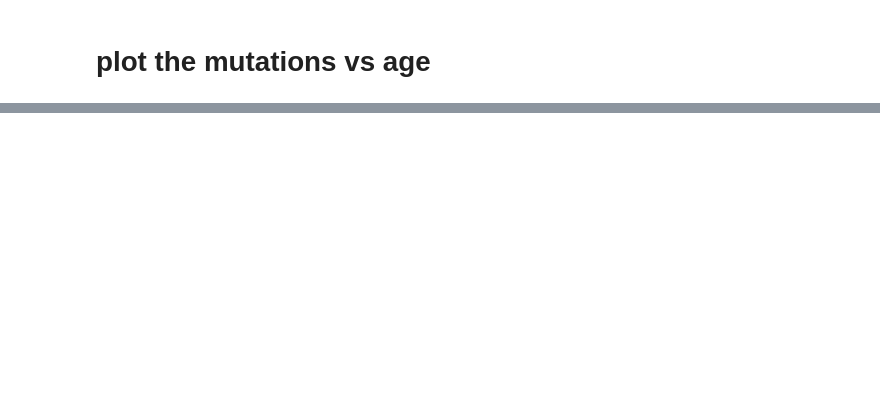
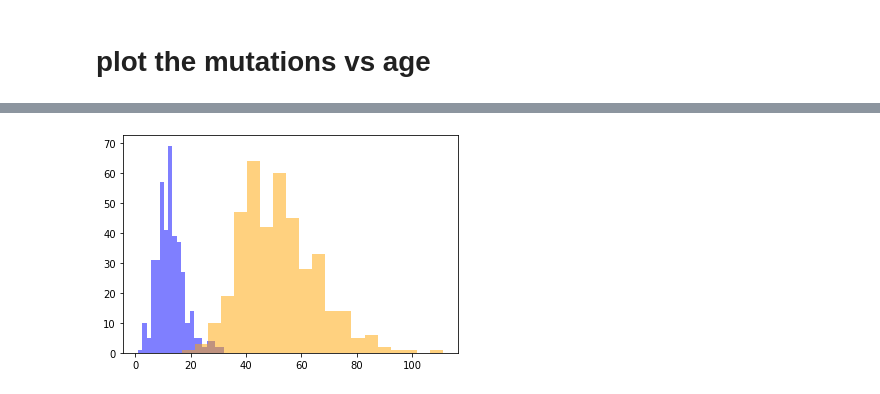
Before and after one commit to Hkhaira1/qbb2021-answers, a Jupyter notebook: day4-evening/day4hw.ipynb, the cells around one changed output, grey strips where cells are left out. Cells and saved outputs as stored; diff of their text form; code cells hidden in the pictures; blank space fills up the shorter version.

```diff
--- a/day4-evening/day4hw.ipynb
+++ b/day4-evening/day4hw.ipynb
@@ -200,0 +249,9 @@ Name: mother_muts, Length: 396, dtype: int64
+# %%
+m_m=merge1.loc[:,"mother_muts"]
+f_m=merge1.loc[:,"father_muts"]
+fig,ax=plt.subplots()
+ax.hist(m_m, color='blue', alpha=0.5,bins=20)
+ax.hist(f_m, color='orange', alpha=0.5, bins=20)
+plt.show()
+# %% [output]
+[figure, added]
```
Also changed, not shown: parts of 18 cells of this notebook.
